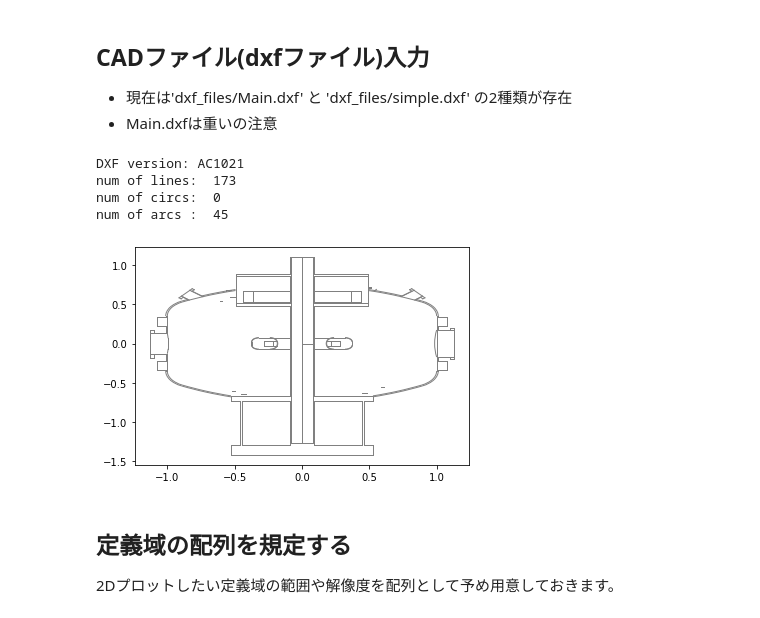
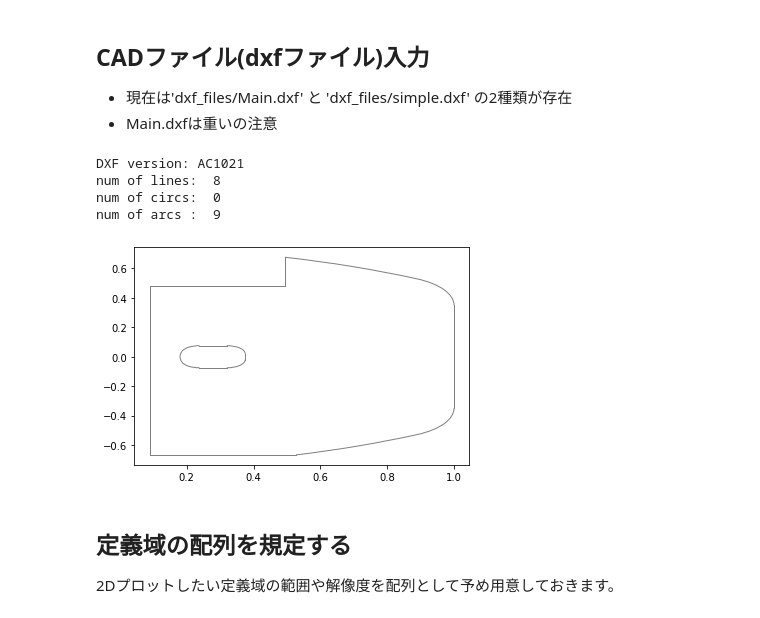
Before and after one commit to UedaKenji/rt1plotpy, a Jupyter notebook: rt1_plot_example.ipynb, the cells around one changed output. Saved outputs shown, nothing was run; the diff lists cells and outputs as text; code cells hidden in the pictures.

Commit message:
chage from Main to simple

```diff
--- a/rt1_plot_example.ipynb
+++ b/rt1_plot_example.ipynb
@@ -8,16 +8,16 @@ from src import rt1mag_np, frame
 - 現在は'dxf_files/Main.dxf' と 'dxf_files/simple.dxf' の2種類が存在
 - Main.dxfは重いの注意
 # %%
-RT1_frame = frame.dxf_importer('dxf_files/Main.dxf')
+RT1_frame = frame.dxf_importer('dxf_files/simple.dxf')
 
 fig,ax = plt.subplots()
 RT1_frame.append_frame(ax)
 # %% [output]
 DXF version: AC1021
-num of lines:  173
+num of lines:  8
 num of circs:  0
-num of arcs :  45
+num of arcs :  9
-[figure, old version]
+[figure, new version]
 # %% [markdown]
 ## 定義域の配列を規定する
 2Dプロットしたい定義域の範囲や解像度を配列として予め用意しておきます。
```
Also changed, not shown: parts of 7 cells of this notebook.
